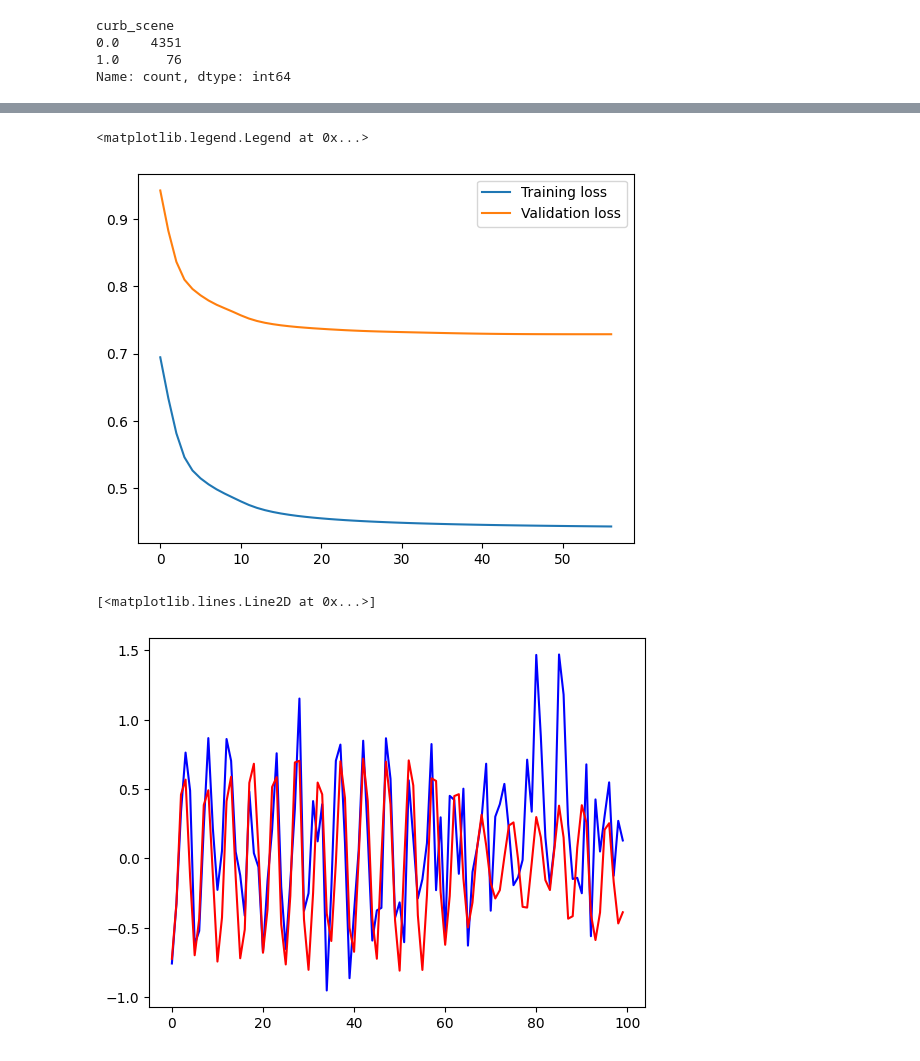
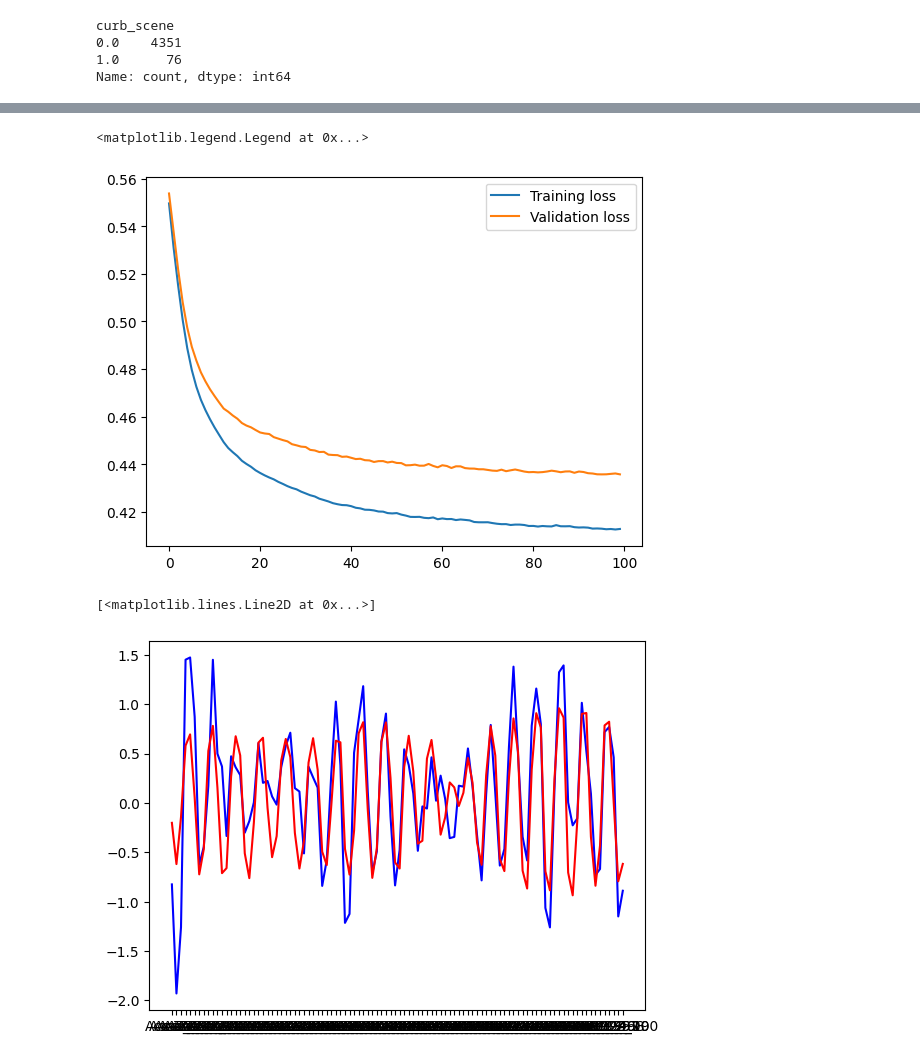
Before and after one commit to Ziyi-star/Bachelor-Project, a Jupyter notebook: notebooks/Handlebar/02-Autoencoder_Handlebar_8.ipynb, the cells around one changed output, grey strips where cells are left out. Saved outputs shown, nothing was run; the diff lists cells and outputs as text; code cells hidden in the pictures.

Commit message:
Update betonnen false predictions

```diff
--- a/notebooks/Handlebar/02-Autoencoder_Handlebar_8.ipynb
+++ b/notebooks/Handlebar/02-Autoencoder_Handlebar_8.ipynb
@@ -44,11 +44,6 @@ Name: count, dtype: int64
 train_data, test_data, train_labels, test_labels = train_test_split(df, df['curb_scene'],
                                                                     test_size=0.2,
                                                                     random_state=RANDOM_SEED)
-
-# Now split the (train_data, train_labels) again into train and validation
-train_data, val_data, train_labels, val_labels = train_test_split(train_data, train_labels,
-                                                                  test_size=0.25,
-                                                                  random_state=RANDOM_SEED)
 # %%
 #scaling data, because neural network works better with scaled data
 scaler = StandardScaler()
@@ -82,9 +70,9 @@ val_data_scaled_df['end_time'] = val_data['end_time'].values
 # %%
 # Filter and slice the data
-normal_train_data_scaled = train_data_scaled_df[train_data_scaled_df['curb_scene'] == 0.0].values[:, :-3]
-abnormal_train_data_scaled = train_data_scaled_df[train_data_scaled_df['curb_scene'] == 1.0].values[:, :-3]
-normal_val_data_scaled = val_data_scaled_df[val_data_scaled_df['curb_scene'] == 0.0].values[:, :-3]
-abnormal_val_data_scaled = val_data_scaled_df[val_data_scaled_df['curb_scene'] == 1.0].values[:, :-3]
-val_data_scaled = val_data_scaled_df.values[:, :-3]
-normal_test_data_scaled = test_data_scaled_df[test_data_scaled_df['curb_scene'] == 0.0].values[:, :-3]
-abnormal_test_data_scaled = test_data_scaled_df[test_data_scaled_df['curb_scene'] == 1.0].values[:, :-3]
+normal_train_data_scaled = train_data_scaled_df[train_data_scaled_df['curb_scene'] == 0.0].iloc[:, :-3]
+abnormal_train_data_scaled = train_data_scaled_df[train_data_scaled_df['curb_scene'] == 1.0].iloc[:, :-3]
+normal_test_data_scaled = test_data_scaled_df[test_data_scaled_df['curb_scene'] == 0.0].iloc[:, :-3]
+abnormal_test_data_scaled = test_data_scaled_df[test_data_scaled_df['curb_scene'] == 1.0].iloc[:, :-3]
+# Example usage: Accessing the original index
+print(normal_test_data_scaled.index)
+print(abnormal_test_data_scaled.index)
@@ -142,13 +132,15 @@ class AutoEncoder(Model):
 #define model
 model = AutoEncoder()
 #if in 2 Epochs, loss is not decreasing, stop the training
-early_stopping = tf.keras.callbacks.EarlyStopping(monitor='val_loss', patience=2, mode='min')
-model.compile(optimizer='adam', loss='mse')
+early_stopping = tf.keras.callbacks.EarlyStopping(monitor='val_loss', patience=10, mode='min')
+model.compile(optimizer='adam', loss='mae')
 # %%
 # seprate class as well for normal and abnormal data invalidation data
-history = model.fit(normal_train_data_scaled, normal_train_data_scaled,epochs=100, batch_size=128,
-                    validation_data=(val_data_scaled, val_data_scaled),
-                    shuffle=False, callbacks=[early_stopping])
+history = model.fit(normal_train_data_scaled,
+                    normal_train_data_scaled,
+                    epochs=100, batch_size=256,
+                    validation_split=0.3,
+                    shuffle=True, callbacks=[early_stopping])
 
 # # Save the entire model to a file
 # model.save("../../models/autoencoder_handlebar.h5")
@@ -176,17 +168,17 @@ plt.plot(history.history['val_loss'], label='Validation loss')
 plt.legend()
 # %% [output]
 <matplotlib.legend.Legend at 0x...>
-[figure, old version]
+[figure, new version]
 # %%
 #normal data
 #Encoder is bottleneck of 8 Units, decoder is reconstructed output of 100 units
 encoder_out = model.encoder(normal_test_data_scaled).numpy()
 decoder_out = model.decoder(encoder_out).numpy()
-plt.plot(normal_test_data_scaled[0], 'blue')
-plt.plot(decoder_out[0], 'red')
+plt.plot(normal_test_data_scaled.iloc[200], 'blue')
+plt.plot(decoder_out[200], 'red')
 # %% [output]
 [<matplotlib.lines.Line2D at 0x...>]
-[figure, old version]
+[figure, new version]
 # %%
 # abnormal data
 encoder_out_abnormal = model.encoder(abnormal_test_data_scaled).numpy()
```
Also changed, not shown: parts of 18 cells of this notebook.
